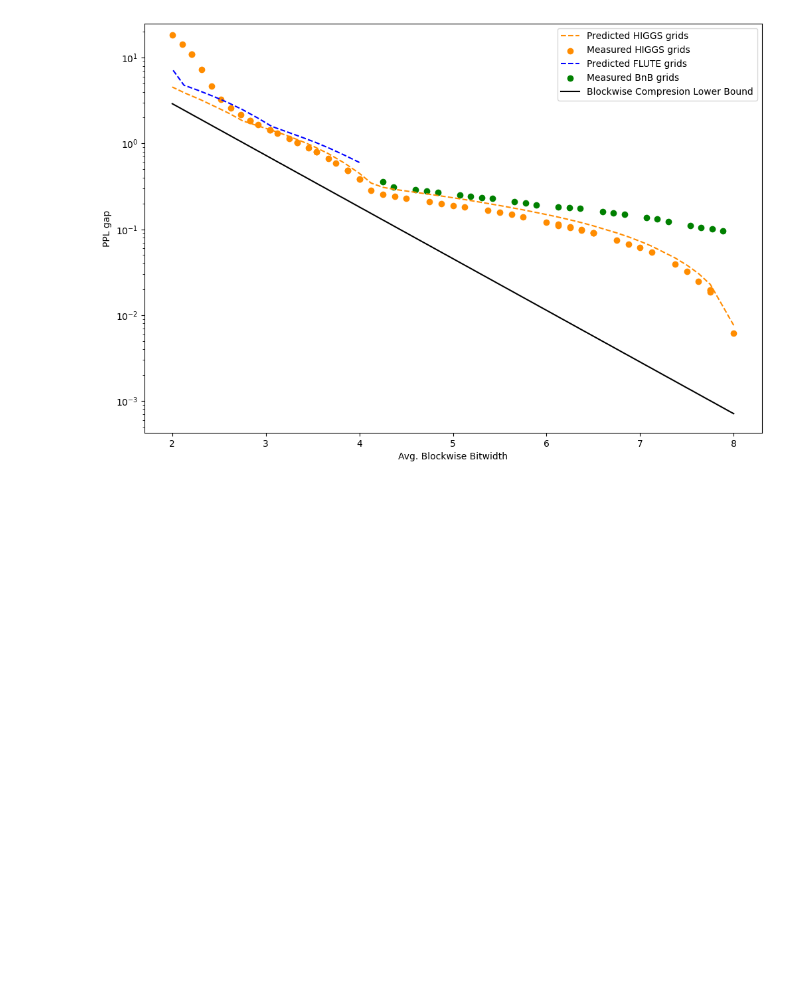
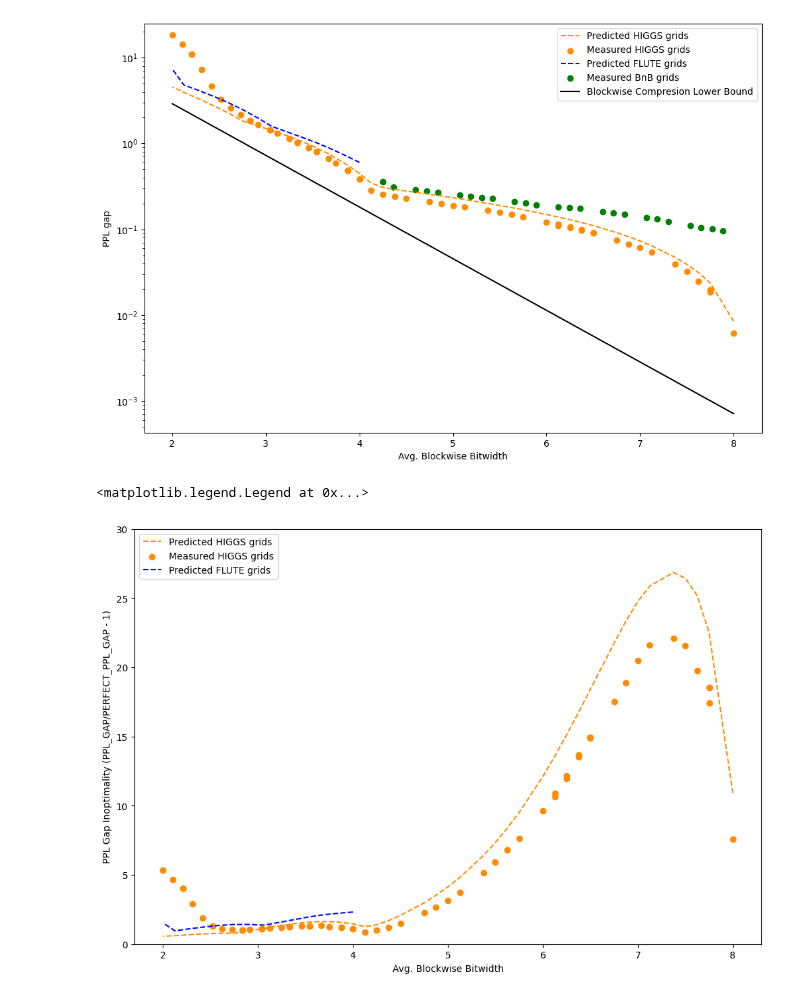
Before and after one commit to galqiwi/linear-layer-compression, a Jupyter notebook: Andrei/gptq/plots.ipynb, the cells around one changed output. Drawn from its saved outputs; the diff is of its cells as text; code cells hidden in the pictures; blank space fills up the shorter version.

```diff
--- a/Andrei/gptq/plots.ipynb
+++ b/Andrei/gptq/plots.ipynb
@@ -837,6 +837,85 @@ plt.legend()
 # %% [output]
 <matplotlib.legend.Legend at 0x...>
 [figure]
+# %%
+def get_expected_ppl_gap(slopes, grid_mses, selection):
+    return (grid_mses[selection] * slopes).sum()
+
+def get_bitwidth(weights, grid_bits, selection):
+    return (weights * grid_bits[selection]).sum()
+
+# HIGGS
+temp_ppl_gaps = []
+temp_bitwidths = []
+for indices in higgs_configurations:
+    ppl_gap = get_expected_ppl_gap(
+        slopes,
+        np.asarray([grid["mse"] for grid in higgs_grids]),
+        np.asarray(indices),
+    )
+    bitwidht = get_bitwidth(
+        np.ones((32,)) / 32,
+        np.asarray([grid["bits"] for grid in higgs_grids]),
+        np.asarray(indices),
+    )
+
+    temp_ppl_gaps.append(ppl_gap)
+    temp_bitwidths.append(bitwidht)
+temp_ppl_gaps = np.asarray(temp_ppl_gaps)
+temp_bitwidths = np.asarray(temp_bitwidths)
+order = np.argsort(temp_ppl_gaps)
+
+base_ppl_gaps = np.asarray([expected_ppl_gap(slopes, get_optimal_blockwise_bitwidths(slopes, bpw)) for bpw in temp_bitwidths[order]])
+plt.plot(
+    temp_bitwidths[order],
+    temp_ppl_gaps[order] / base_ppl_gaps - 1,
+    linestyle="--", color="darkorange", label=f"Predicted HIGGS grids"
+)
+
+base_ppl_gaps = np.asarray([expected_ppl_gap(slopes, get_optimal_blockwise_bitwidths(slopes, bpw)) for bpw in higgs_bitwisths])
+plt.scatter(
+    higgs_bitwisths,
+    (higgs_ppls - np.min(rtn_ppls)) / base_ppl_gaps - 1,
+    color="darkorange", marker="o", label="Measured HIGGS grids"
+)
+
+# FLUTE
+temp_ppl_gaps = []
+temp_bitwidths = []
+for indices in flute_configurations:
+    ppl_gap = get_expected_ppl_gap(
+        slopes,
+        np.asarray([grid["mse"] for grid in flute_grids]),
+        np.asarray(indices),
+    )
+    bitwidht = get_bitwidth(
+        np.ones((32,)) / 32,
+        np.asarray([grid["bits"] for grid in flute_grids]),
+        np.asarray(indices),
+    )
+
+    temp_ppl_gaps.append(ppl_gap)
+    temp_bitwidths.append(bitwidht)
+temp_ppl_gaps = np.asarray(temp_ppl_gaps)
+temp_bitwidths = np.asarray(temp_bitwidths)
+order = np.argsort(temp_ppl_gaps)
+
+base_ppl_gaps = np.asarray([expected_ppl_gap(slopes, get_optimal_blockwise_bitwidths(slopes, bpw)) for bpw in temp_bitwidths[order]])
+plt.plot(
+    temp_bitwidths[order],
+    temp_ppl_gaps[order] / base_ppl_gaps - 1,
+    linestyle="--", color="blue", label=f"Predicted FLUTE grids"
+)
+
+plt.xlabel("Avg. Blockwise Bitwidth")
+plt.ylabel("PPL Gap Inoptimality (PPL_GAP/PERFECT_PPL_GAP - 1)")
+
+plt.ylim(0.0, 30)
+
+plt.legend()
+# %% [output]
+<matplotlib.legend.Legend at 0x...>
+[figure, added]
 # %%
 import subprocess
 
```
Also changed, not shown: parts of 3 cells of this notebook, 2 other files.
